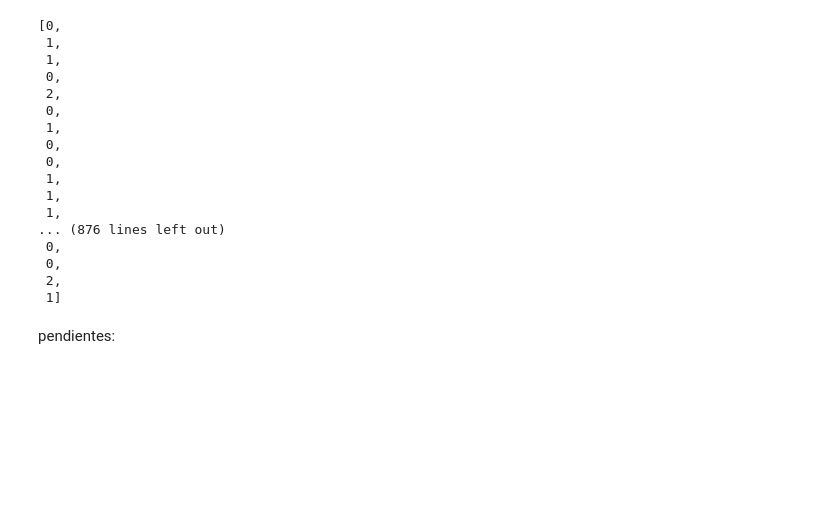
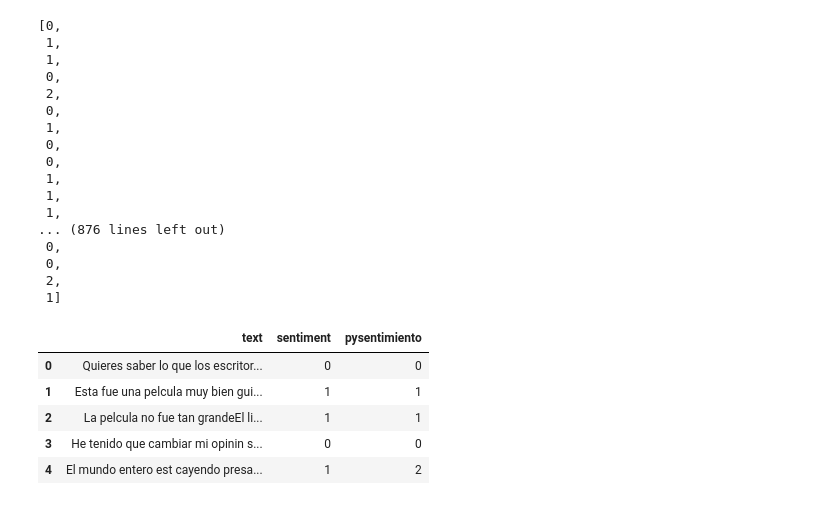
Before and after one commit to joseortizm/RecSys, a Jupyter notebook: pysentimiento.ipynb, the cells around one changed output. Cells and saved outputs as stored; diff of their text form; code cells hidden in the pictures; blank space fills up the shorter version.

```diff
--- a/pysentimiento.ipynb
+++ b/pysentimiento.ipynb
@@ -229,5 +232,3 @@ label_preds
  0,
  2,
  1]
-# %% [markdown]
-pendientes:
@@ -233,0 +237,9 @@ pendientes:
+# %%
+commentDFVal_clean.head()
+# %% [output]
+|  | text | sentiment | pysentimiento |
+| 0 | Quieres saber lo que los escritor... | 0 | 0 |
+| 1 | Esta fue una pelcula muy bien gui... | 1 | 1 |
+| 2 | La pelcula no fue tan grandeEl li... | 1 | 1 |
+| 3 | He tenido que cambiar mi opinin s... | 0 | 0 |
+| 4 | El mundo entero est cayendo presa... | 1 | 2 |
```
Also changed, not shown: parts of 13 cells of this notebook, 5 other files.
